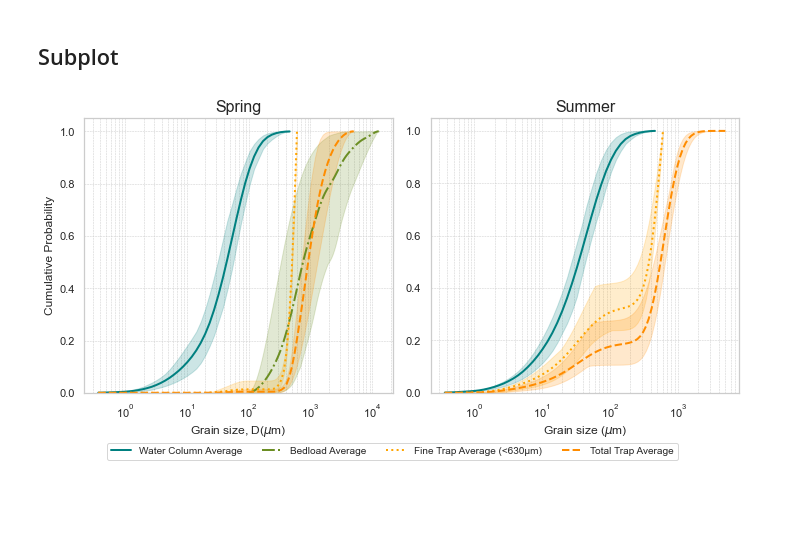
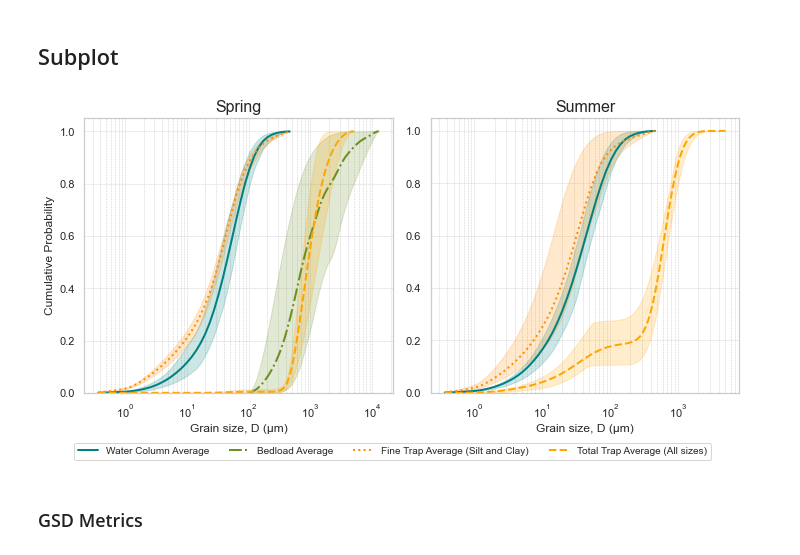
Before and after one commit to nicole-hucke/sediment_trap_paper, a Jupyter notebook: data_analysis/GSD_trap_vs_WC_analysis/GSD_plots_paper.ipynb, the cells around one changed output. Cells and saved outputs as stored; diff of their text form; code cells hidden in the pictures; blank space fills up the shorter version.

Commit message:
new plots and JSD & EMD heatmaps

```diff
--- a/data_analysis/GSD_trap_vs_WC_analysis/GSD_plots_paper.ipynb
+++ b/data_analysis/GSD_trap_vs_WC_analysis/GSD_plots_paper.ipynb
@@ -366,13 +325,16 @@ trap_SP_fine_array = trap_SP_fine_cdf_array.values
 trap_SM_fine_array = trap_SM_fine_array[:, 1:]
 trap_SP_fine_array = trap_SP_fine_array[:, 1:]
 
-new_row = pd.DataFrame({'sample': [630]})
-trap_SM_cdf = pd.concat([trap_SM_cdf, new_row], ignore_index=True)
-trap_SP_cdf = pd.concat([trap_SP_cdf, new_row], ignore_index=True)
-for col in trap_SM_cdf.columns[1:]:
-    trap_SM_cdf.at[trap_SM_cdf.index[-1], col] = 1.0
+trap_SP_fine_cdf['max'] = pd.DataFrame(np.max(trap_SP_fine_array, axis=1))
+trap_SP_fine_cdf['avg'] = pd.DataFrame(np.mean(trap_SP_fine_array, axis=1))
+trap_SP_fine_cdf['min'] = pd.DataFrame(np.min(trap_SP_fine_array, axis=1))
+trap_SP_fine_cdf['std'] = pd.DataFrame(np.std(trap_SP_fine_array, axis=1))
+trap_SP_fine_cdf['d90'] = pd.DataFrame(np.percentile(trap_SP_fine_array, 90, axis=1))
+trap_SP_fine_cdf['d10'] = pd.DataFrame(np.percentile(trap_SP_fine_array, 10, axis=1))
 
-for col in trap_SP_cdf.columns[1:]:
-    trap_SP_cdf.at[trap_SP_cdf.index[-1], col] = 1.0
-
-grain_sizes = np.append(grain_sizes, 630)
+trap_SM_fine_cdf['max'] = pd.DataFrame(np.max(trap_SM_fine_array, axis=1))
+trap_SM_fine_cdf['avg'] = pd.DataFrame(np.mean(trap_SM_fine_array, axis=1))
+trap_SM_fine_cdf['min'] = pd.DataFrame(np.min(trap_SM_fine_array, axis=1))
+trap_SM_fine_cdf['std'] = pd.DataFrame(np.std(trap_SM_fine_array, axis=1))
+trap_SM_fine_cdf['d90'] = pd.DataFrame(np.percentile(trap_SM_fine_array, 90, axis=1))
+trap_SM_fine_cdf['d10'] = pd.DataFrame(np.percentile(trap_SM_fine_array, 10, axis=1))
@@ -539,24 +487,24 @@ sns.set(style='whitegrid')
 fig, (ax1, ax2) = plt.subplots(1, 2, figsize=(10, 5))
 
 water_color = 'teal'
-fine_trap_color = 'orange'
-full_trap_color = 'darkorange'
+fine_trap_color = 'darkorange'
+full_trap_color = 'orange'
 bedload_color= 'olivedrab'
 
 
 # Spring plot (left subplot)
 ax1.fill_between(water_SP_cdf['Size '], water_SP_cdf['d10'], water_SP_cdf['d90'], color=water_color, alpha=0.2)
 ax1.fill_between(bedload_grain_sizes, bedload_cdf['d10'], bedload_cdf['d90'], color=bedload_color, alpha=0.2)
-ax1.fill_between(grain_sizes_fine, trap_SP_fine_cdf['d10'], trap_SP_fine_cdf['d90'], color=fine_trap_color, alpha=0.2)
+ax1.fill_between(grain_sizes, trap_SP_cdf['d10'], trap_SP_cdf['d90'], color=fine_trap_color, alpha=0.2)
 ax1.fill_between(grain_sizes_full, trap_SP_full_cdf['d10'], trap_SP_full_cdf['d90'], color=full_trap_color, alpha=0.2)
 
 ax1.plot(water_SP_cdf['Size '], water_SP_cdf['avg'], color=water_color, linewidth=2, linestyle='-', label='Water Column Average')
 ax1.plot(bedload_grain_sizes, bedload_cdf['avg'], color=bedload_color, linewidth=2, linestyle='-.', label='Bedload Average')
-ax1.plot(grain_sizes_fine, trap_SP_fine_cdf['avg'], color=fine_trap_color, linewidth=2, linestyle=':', label='Fine Trap Average (<630µm)')
-ax1.plot(grain_sizes_full, trap_SP_full_cdf['avg'], color=full_trap_color, linewidth=2, linestyle='--', label='Total Trap Average')
+ax1.plot(grain_sizes, trap_SP_cdf['avg'], color=fine_trap_color, linewidth=2, linestyle=':', label='Fine Trap Average (Silt and Clay)')
+ax1.plot(grain_sizes_full, trap_SP_full_cdf['avg'], color=full_trap_color, linewidth=2, linestyle='--', label='Total Trap Average (All sizes)')
 
 ax1.set_title('Spring', fontsize=16)
-ax1.set_xlabel('Grain size, D($\mu$m)', fontsize=12)
+ax1.set_xlabel('Grain size, D (µm)', fontsize=12)
 ax1.set_ylabel('Cumulative Probability', fontsize=12)
 ax1.set_xscale('log')
 ax1.set_ylim(bottom=0)
@@ -564,41 +512,43 @@ ax1.grid(True, which='both', linestyle='--', linewidth=0.5)
 
 # Summer plot (right subplot)
 ax2.fill_between(water_SM_cdf['Size'], water_SM_cdf['d10'], water_SM_cdf['d90'], color=water_color, alpha=0.2)
-ax2.fill_between(grain_sizes_fine, trap_SM_fine_cdf['d10'], trap_SM_fine_cdf['d90'], color=fine_trap_color, alpha=0.2)
+ax2.fill_between(grain_sizes, trap_SM_cdf['d10'], trap_SM_cdf['d90'], color=fine_trap_color, alpha=0.2)
 ax2.fill_between(grain_sizes_full, trap_SM_full_cdf['d10'], trap_SM_full_cdf['d90'], color=full_trap_color, alpha=0.2)
 
-ax2.plot(water_SM_cdf['Size'], water_SM_cdf['avg'], color=water_color, linewidth=2, linestyle='-', label='Water Column Average')
-ax2.plot(grain_sizes_fine, trap_SM_fine_cdf['avg'], color=fine_trap_color, linewidth=2, linestyle=':', label='Fine Trap Average (<630µm)')
-ax2.plot(grain_sizes_full, trap_SM_full_cdf['avg'], color=full_trap_color, linewidth=2, linestyle='--', label='Total Trap Average')
+ax2.plot(water_SM_cdf['Size'], water_SM_cdf['avg'], color=water_color, linewidth=2, linestyle='-')
+ax2.plot(grain_sizes, trap_SM_cdf['avg'], color=fine_trap_color, linewidth=2, linestyle=':')
+ax2.plot(grain_sizes_full, trap_SM_full_cdf['avg'], color=full_trap_color, linewidth=2, linestyle='--')
 
 ax2.set_title('Summer', fontsize=16)
-ax2.set_xlabel('Grain size ($\mu$m)', fontsize=12)
+ax2.set_xlabel('Grain size, D (µm)', fontsize=12)
 #ax2.set_ylabel('Cumulative Probability', fontsize=12)
 ax2.set_xscale('log')
 ax2.set_ylim(bottom=0)
 ax2.grid(True, which='both', linestyle='--', linewidth=0.5)
 
 # Create a single legend at the bottom for both plots
 # Get handles and labels from both subplots
 handles1, labels1 = ax1.get_legend_handles_labels()
 handles2, labels2 = ax2.get_legend_handles_labels()
 
 # Combine and remove duplicates while preserving order
 handles_dict = {}
 labels_dict = {}
 for h, l in zip(handles1 + handles2, labels1 + labels2):
     if l not in labels_dict:
         handles_dict[l] = h
         labels_dict[l] = l
 
 # Create legend at bottom center
 fig.legend(handles_dict.values(), labels_dict.keys(),
            loc='lower center', bbox_to_anchor=(0.5, -0.05),
            ncol=4, frameon=True, fontsize=10)
 
 plt.tight_layout()
 plt.subplots_adjust(bottom=0.15)  # Make room for the legend
-plt.savefig('plots/full_trap/subplot_fulltrapGSD_cdf_colorblind.png', dpi=500, bbox_inches='tight')
+plt.savefig('plots/full_trap/subplot_fulltrapGSD_cdf.png', dpi=500, bbox_inches='tight')
 plt.show()
 # %% [output]
-[figure, old version]
+[figure, new version]
+# %% [markdown]
+### GSD Metrics
```
Also changed, not shown: parts of 19 cells of this notebook, 15 other files.
